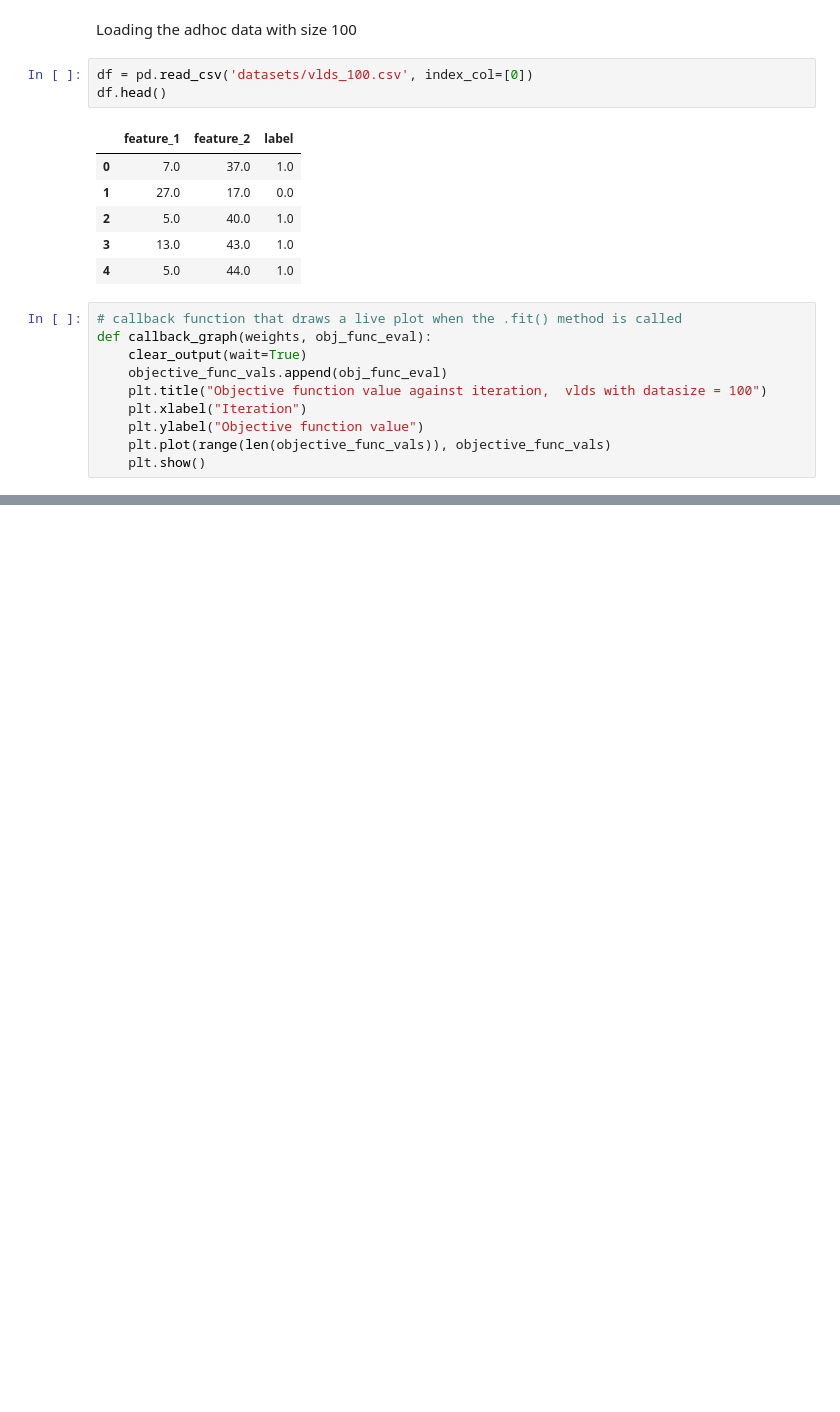
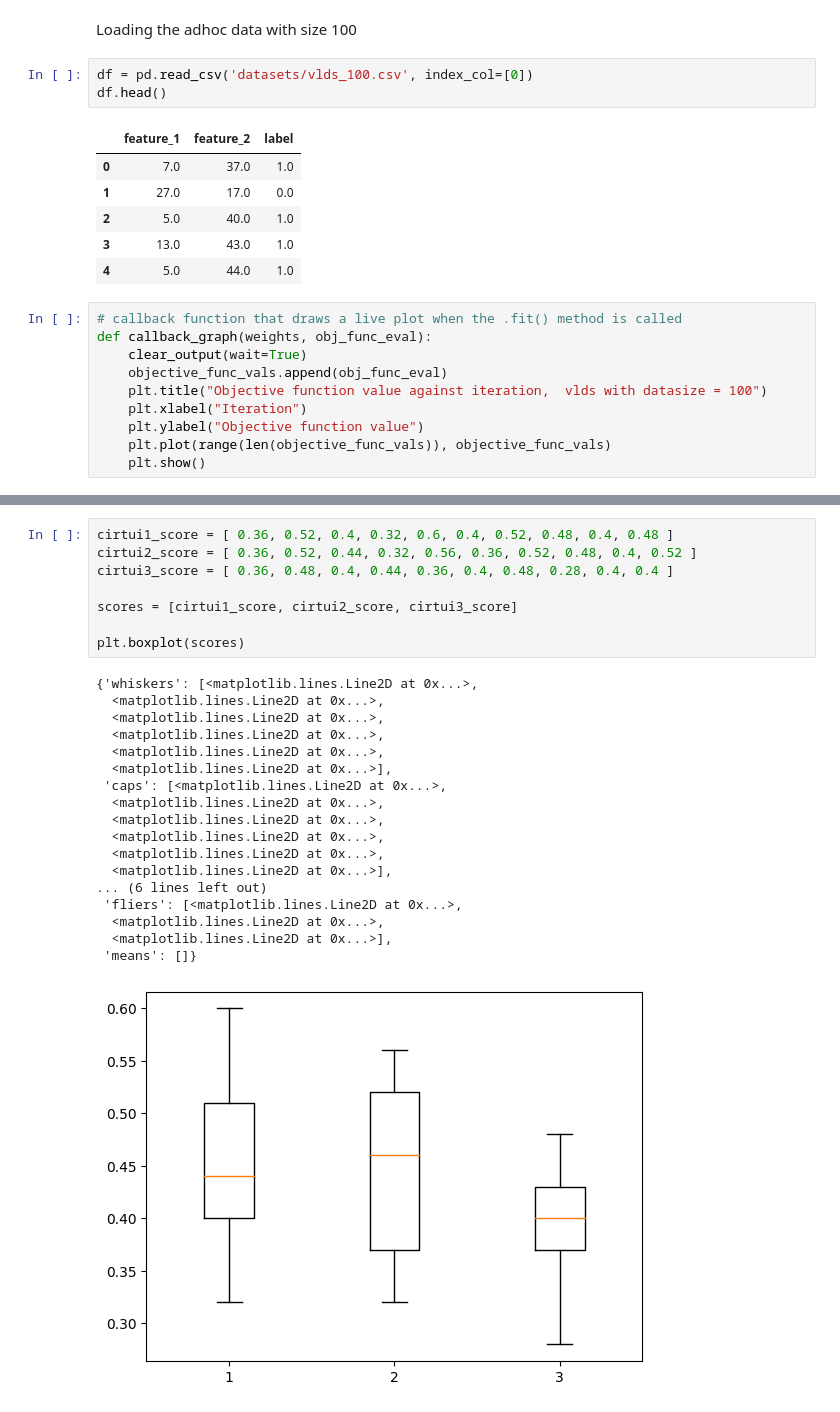
Before and after one commit to CoffeAddiict/QI_Project, a Jupyter notebook: vlds_100.ipynb, the cells around one changed output, grey strips where cells are left out. Saved outputs shown, nothing was run; the diff lists cells and outputs as text; blank space fills up the shorter version.

```diff
--- a/vlds_100.ipynb
+++ b/vlds_100.ipynb
@@ -254,3 +261,30 @@ Score of circuit 3:  [0.50666667 0.61333333 0.56       0.52       0.49333333 0.4
 """
 # %% [output]
 '\n\n'
+# %%
+cirtui1_score = [ 0.36, 0.52, 0.4, 0.32, 0.6, 0.4, 0.52, 0.48, 0.4, 0.48 ]
+cirtui2_score = [ 0.36, 0.52, 0.44, 0.32, 0.56, 0.36, 0.52, 0.48, 0.4, 0.52 ]
+cirtui3_score = [ 0.36, 0.48, 0.4, 0.44, 0.36, 0.4, 0.48, 0.28, 0.4, 0.4 ]
+
+scores = [cirtui1_score, cirtui2_score, cirtui3_score]
+
+plt.boxplot(scores)
+# %% [output]
+{'whiskers': [<matplotlib.lines.Line2D at 0x...>,
+  <matplotlib.lines.Line2D at 0x...>,
+  <matplotlib.lines.Line2D at 0x...>,
+  <matplotlib.lines.Line2D at 0x...>,
+  <matplotlib.lines.Line2D at 0x...>,
+  <matplotlib.lines.Line2D at 0x...>],
+ 'caps': [<matplotlib.lines.Line2D at 0x...>,
+  <matplotlib.lines.Line2D at 0x...>,
+  <matplotlib.lines.Line2D at 0x...>,
+  <matplotlib.lines.Line2D at 0x...>,
+  <matplotlib.lines.Line2D at 0x...>,
+  <matplotlib.lines.Line2D at 0x...>],
+... (6 lines left out)
+ 'fliers': [<matplotlib.lines.Line2D at 0x...>,
+  <matplotlib.lines.Line2D at 0x...>,
+  <matplotlib.lines.Line2D at 0x...>],
+ 'means': []}
+[figure, added]
```
Also changed, not shown: parts of 3 cells of this notebook, 1 other file.
